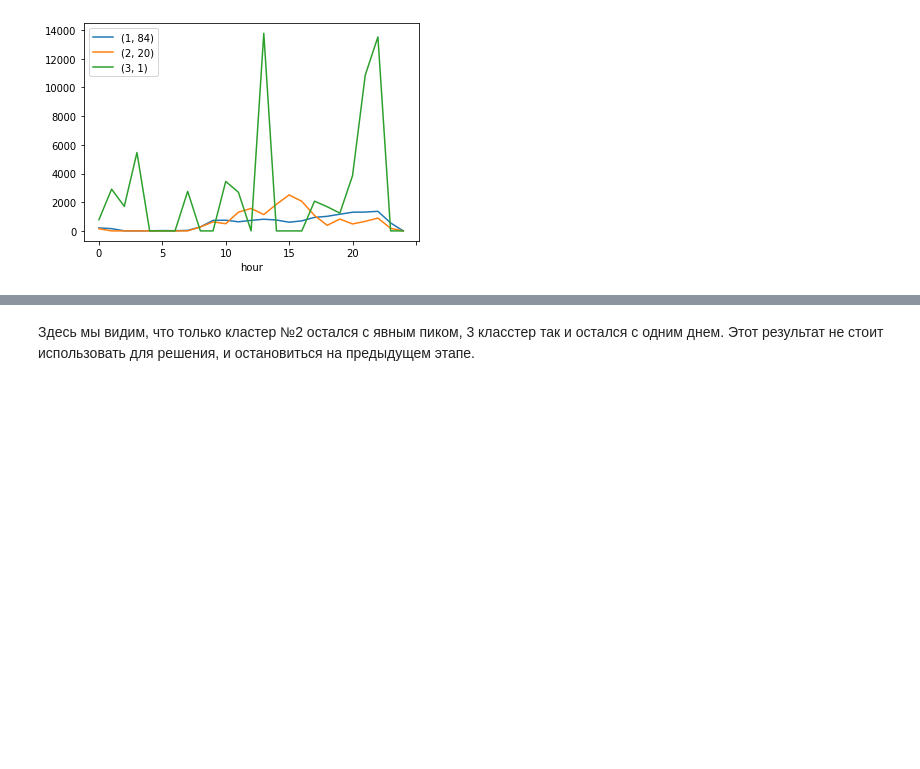
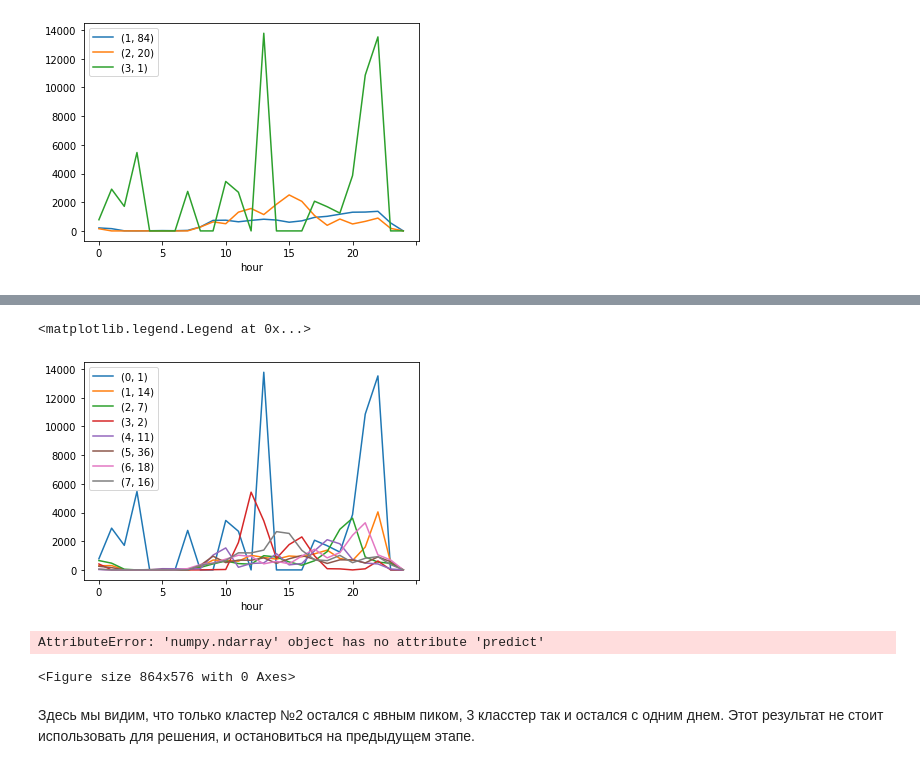
Before and after one commit to Null-ai/Machine-Lern, a Jupyter notebook: steps.ipynb, the cells around one changed output, grey strips where cells are left out. Cells and saved outputs as stored; diff of their text form; code cells hidden in the pictures; blank space fills up the shorter version.

```diff
--- a/steps.ipynb
+++ b/steps.ipynb
@@ -147,0 +193,6 @@ plt.legend()
+# %%
+
+
+kmeans = KMeans(n_clusters=8, random_state=1)
+numeric_cols = train_data[hour]
+kmeans.fit(numeric_cols)
@@ -147,0 +203,3 @@ plt.legend()
+# %%
+K_mins_clas=kmeans.predict(train_data)
+train_data['class']= K_mins_clas
@@ -147,0 +217,14 @@ plt.legend()
+# %%
+for i in range(0,8):
+    train_data[train_data['class']== i].mean().plot(label=(i, len(train_data[train_data['class']== i])))
+plt.legend()
+# %% [output]
+<matplotlib.legend.Legend at 0x...>
+[figure, added]
+# %%
+res = pca.fit_transform(numeric_cols)
+plt.figure(figsize=(12,8))
+res.pred
+# %% [output]
+AttributeError: 'numpy.ndarray' object has no attribute 'predict'
+<Figure size 864x576 with 0 Axes>
```
Also changed, not shown: parts of 15 cells of this notebook.
